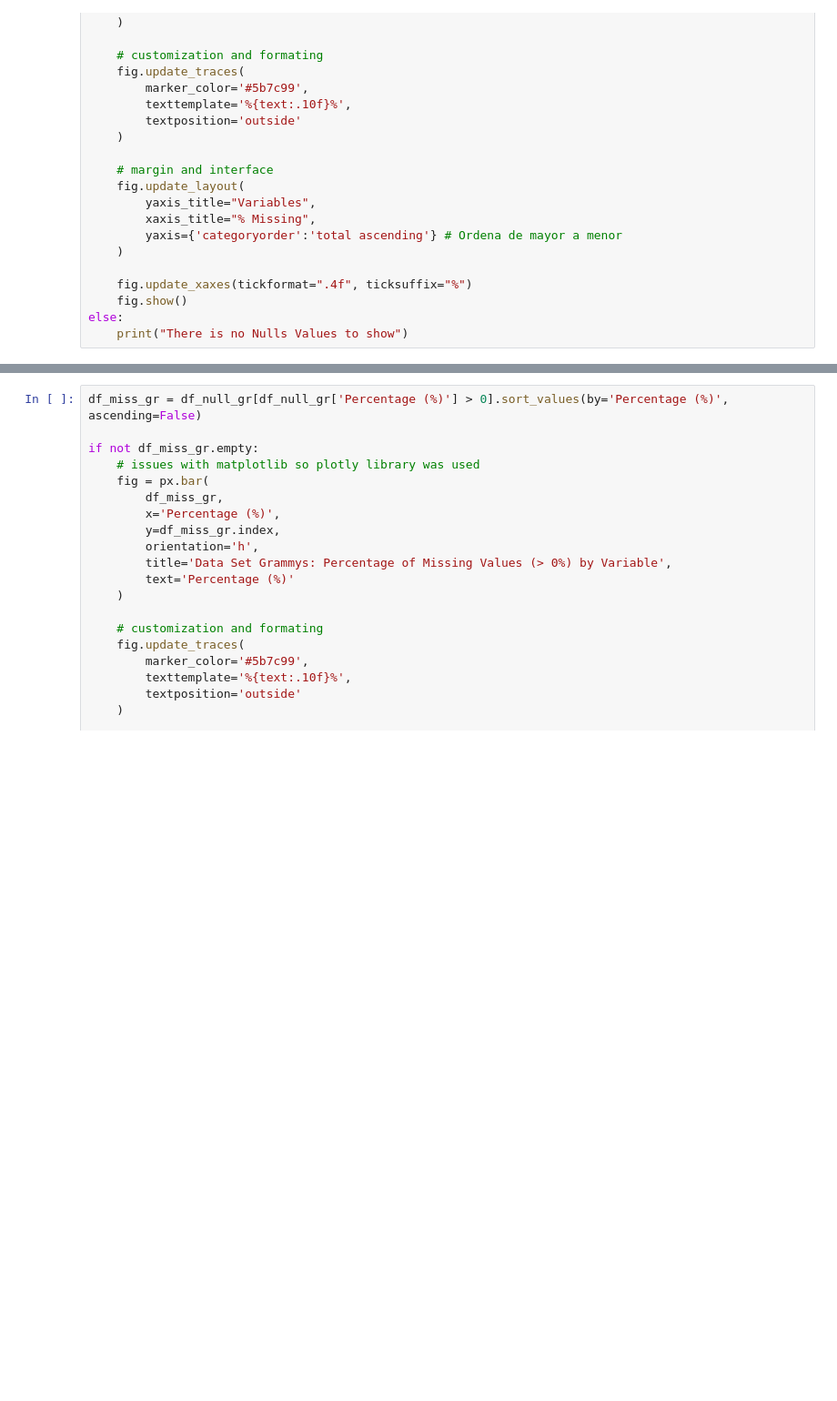
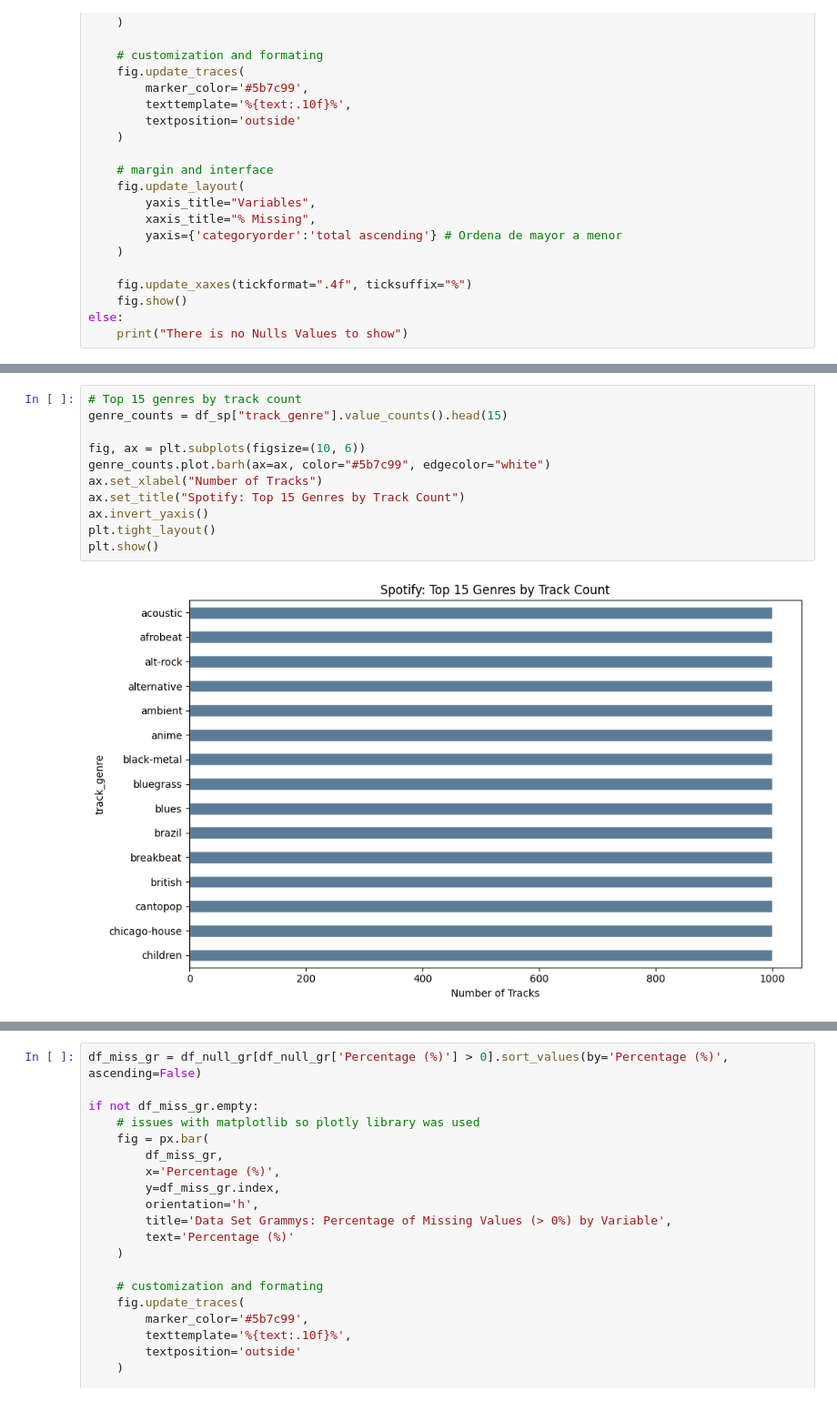
Before and after one commit to Juan-Estevan2117/Workshop_2-ETL, a Jupyter notebook: notebooks/data_profiling.ipynb, the cells around one changed output, grey strips where cells are left out. Shown at 91% size. Saved outputs shown, nothing was run; the diff lists cells and outputs as text; blank space fills up the shorter version.

```diff
--- a/notebooks/data_profiling.ipynb
+++ b/notebooks/data_profiling.ipynb
@@ -84,0 +204,13 @@ df_sp["track_genre"].unique()
+# %%
+# Top 15 genres by track count
+genre_counts = df_sp["track_genre"].value_counts().head(15)
+
+fig, ax = plt.subplots(figsize=(10, 6))
+genre_counts.plot.barh(ax=ax, color="#5b7c99", edgecolor="white")
+ax.set_xlabel("Number of Tracks")
+ax.set_title("Spotify: Top 15 Genres by Track Count")
+ax.invert_yaxis()
+plt.tight_layout()
+plt.show()
+# %% [output]
+[figure, added]
```
Also changed, not shown: parts of 30 cells of this notebook, 1 other file.
